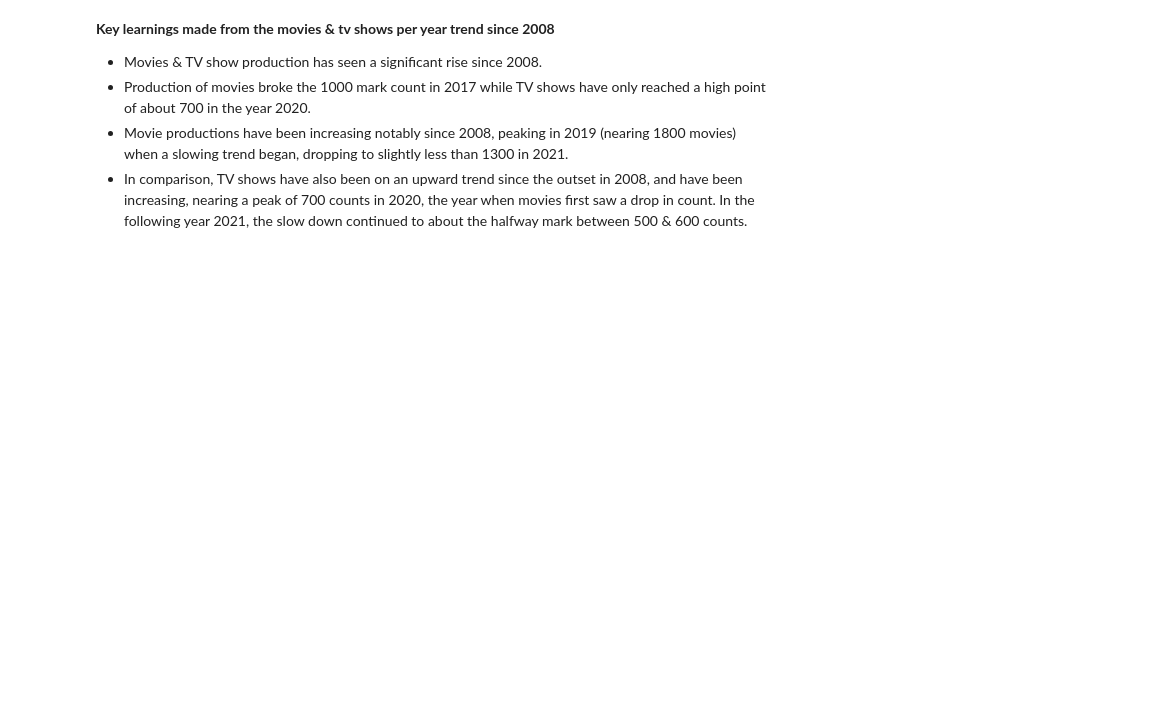
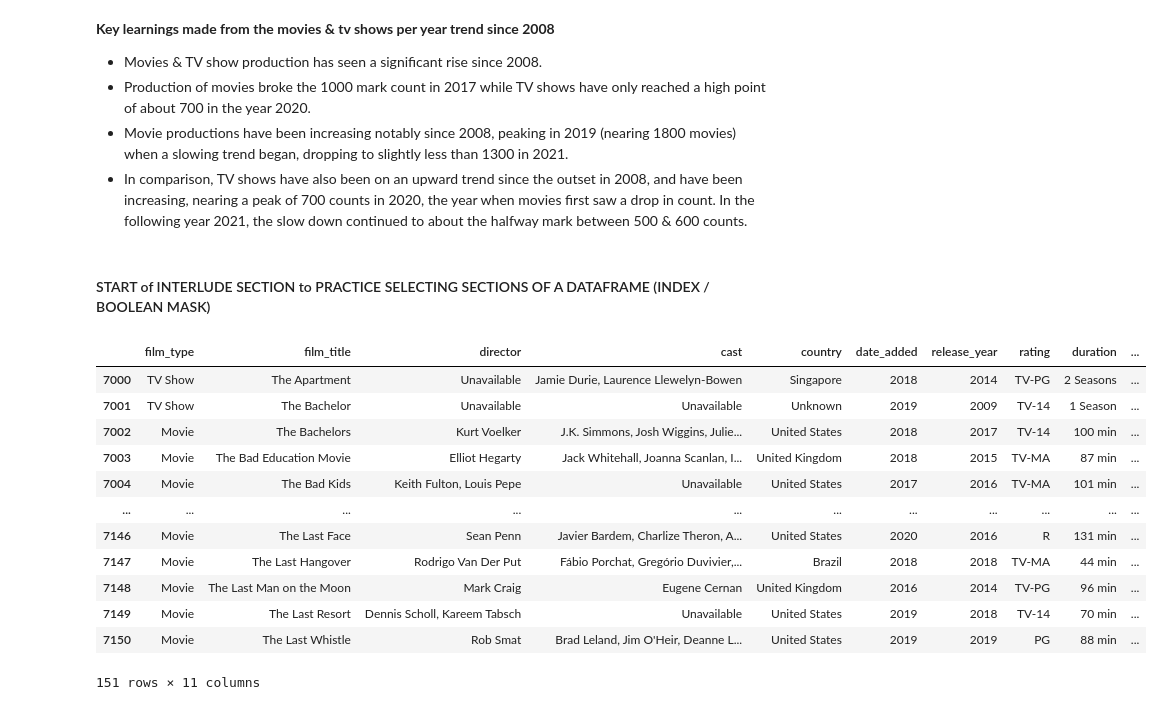
Before and after one commit to mutumagitonga/Netflix-Movies-and-TV-Shows-Data-Analysis, a Jupyter notebook: netflix_movies_and_shows.ipynb, the cells around one changed output. Drawn from its saved outputs; the diff is of its cells as text; code cells hidden in the pictures; blank space fills up the shorter version.

Commit message:
Practice selecting sections of a dataframe using iloc index or a boolean mask

```diff
--- a/netflix_movies_and_shows.ipynb
+++ b/netflix_movies_and_shows.ipynb
@@ -953,3 +953,21 @@ __Key learnings made from the movies & tv shows per year trend since 2008__
 - Production of movies broke the 1000 mark count in 2017 while TV shows have only reached a high point of about 700 in the year 2020.
 - Movie productions have been increasing notably since 2008, peaking in 2019 (nearing 1800 movies) when a slowing trend began, dropping to slightly less than 1300 in 2021.
 - In comparison, TV shows have also been on an upward trend since the outset in 2008, and have been increasing, nearing a peak of 700 counts in 2020, the year when movies first saw a drop in count. In the following year 2021, the slow down continued to about the halfway mark between 500 & 600 counts.
+# %% [markdown]
+#### START of INTERLUDE SECTION to PRACTICE SELECTING SECTIONS OF A DATAFRAME (INDEX / BOOLEAN MASK)
+# %%
+df.iloc[7000:7151,:]
+# %% [output]
+|  | film_type | film_title | director | cast | country | date_added | release_year | rating | duration | ... |
+| 7000 | TV Show | The Apartment | Unavailable | Jamie Durie, Laurence Llewelyn-Bowen | Singapore | 2018 | 2014 | TV-PG | 2 Seasons | ... |
+| 7001 | TV Show | The Bachelor | Unavailable | Unavailable | Unknown | 2019 | 2009 | TV-14 | 1 Season | ... |
+| 7002 | Movie | The Bachelors | Kurt Voelker | J.K. Simmons, Josh Wiggins, Julie... | United States | 2018 | 2017 | TV-14 | 100 min | ... |
+| 7003 | Movie | The Bad Education Movie | Elliot Hegarty | Jack Whitehall, Joanna Scanlan, I... | United Kingdom | 2018 | 2015 | TV-MA | 87 min | ... |
+| 7004 | Movie | The Bad Kids | Keith Fulton, Louis Pepe | Unavailable | United States | 2017 | 2016 | TV-MA | 101 min | ... |
+| ... | ... | ... | ... | ... | ... | ... | ... | ... | ... | ... |
+| 7146 | Movie | The Last Face | Sean Penn | Javier Bardem, Charlize Theron, A... | United States | 2020 | 2016 | R | 131 min | ... |
+| 7147 | Movie | The Last Hangover | Rodrigo Van Der Put | Fábio Porchat, Gregório Duvivier,... | Brazil | 2018 | 2018 | TV-MA | 44 min | ... |
+| 7148 | Movie | The Last Man on the Moon | Mark Craig | Eugene Cernan | United Kingdom | 2016 | 2014 | TV-PG | 96 min | ... |
+| 7149 | Movie | The Last Resort | Dennis Scholl, Kareem Tabsch | Unavailable | United States | 2019 | 2018 | TV-14 | 70 min | ... |
+| 7150 | Movie | The Last Whistle | Rob Smat | Brad Leland, Jim O'Heir, Deanne L... | United States | 2019 | 2019 | PG | 88 min | ... |
+151 rows × 11 columns
```
Also changed, not shown: parts of 2 cells of this notebook.
